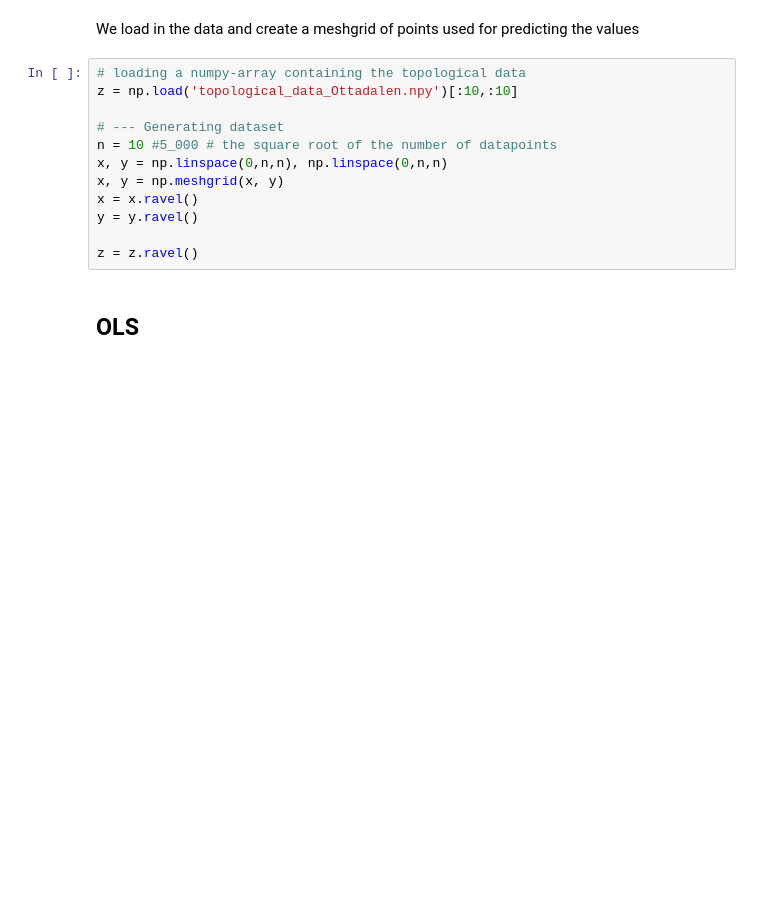
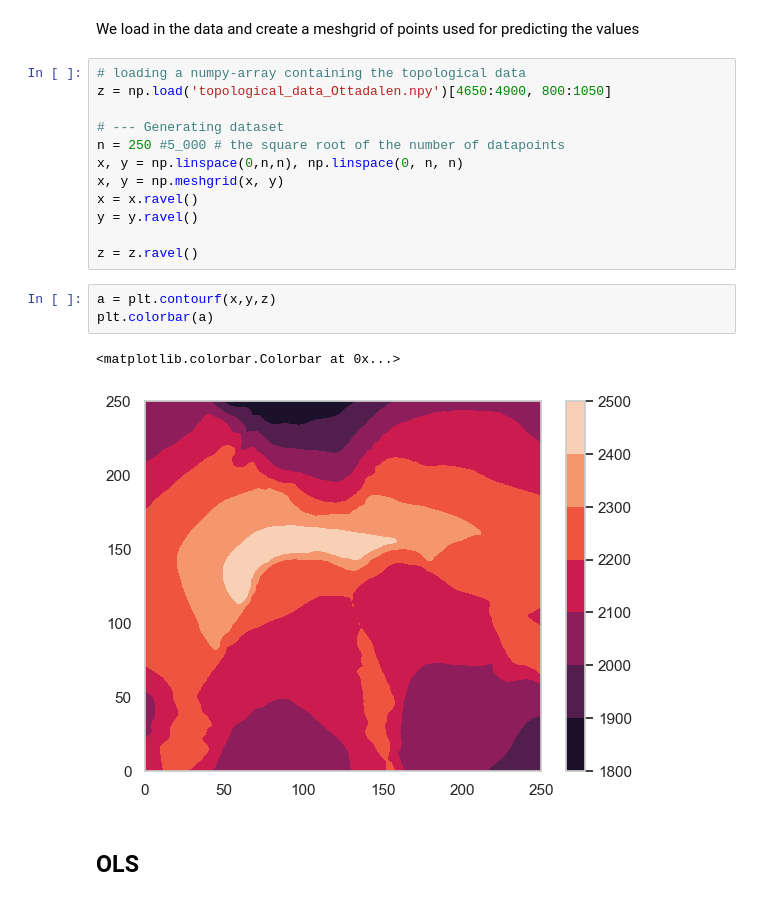
Before and after one commit to MariaFlyAway/Project1_FYS_STK, a Jupyter notebook: Topological_dataset/Fitting_topological_data.ipynb, the cells around one changed output. Cells and saved outputs as stored; diff of their text form; blank space fills up the shorter version.

```diff
--- a/Topological_dataset/Fitting_topological_data.ipynb
+++ b/Topological_dataset/Fitting_topological_data.ipynb
@@ -32,16 +32,22 @@ def bootstrap(n, X_train, X_test, z_train, z_test, pipeline): # as in lecture no
 We load in the data and create a meshgrid of points used for predicting the values
 # %%
 # loading a numpy-array containing the topological data
-z = np.load('topological_data_Ottadalen.npy')[:10,:10]
+z = np.load('topological_data_Ottadalen.npy')[4650:4900, 800:1050]
 
 # --- Generating dataset
-n = 10 #5_000 # the square root of the number of datapoints
-x, y = np.linspace(0,n,n), np.linspace(0,n,n)
+n = 250 #5_000 # the square root of the number of datapoints
+x, y = np.linspace(0,n,n), np.linspace(0, n, n)
 x, y = np.meshgrid(x, y)
 x = x.ravel()
 y = y.ravel()
 
 z = z.ravel()
+# %%
+a = plt.contourf(x,y,z)
+plt.colorbar(a)
+# %% [output]
+<matplotlib.colorbar.Colorbar at 0x...>
+[figure, added]
 # %% [markdown]
 ## OLS
 # %%
```
Also changed, not shown: parts of 6 cells of this notebook.
